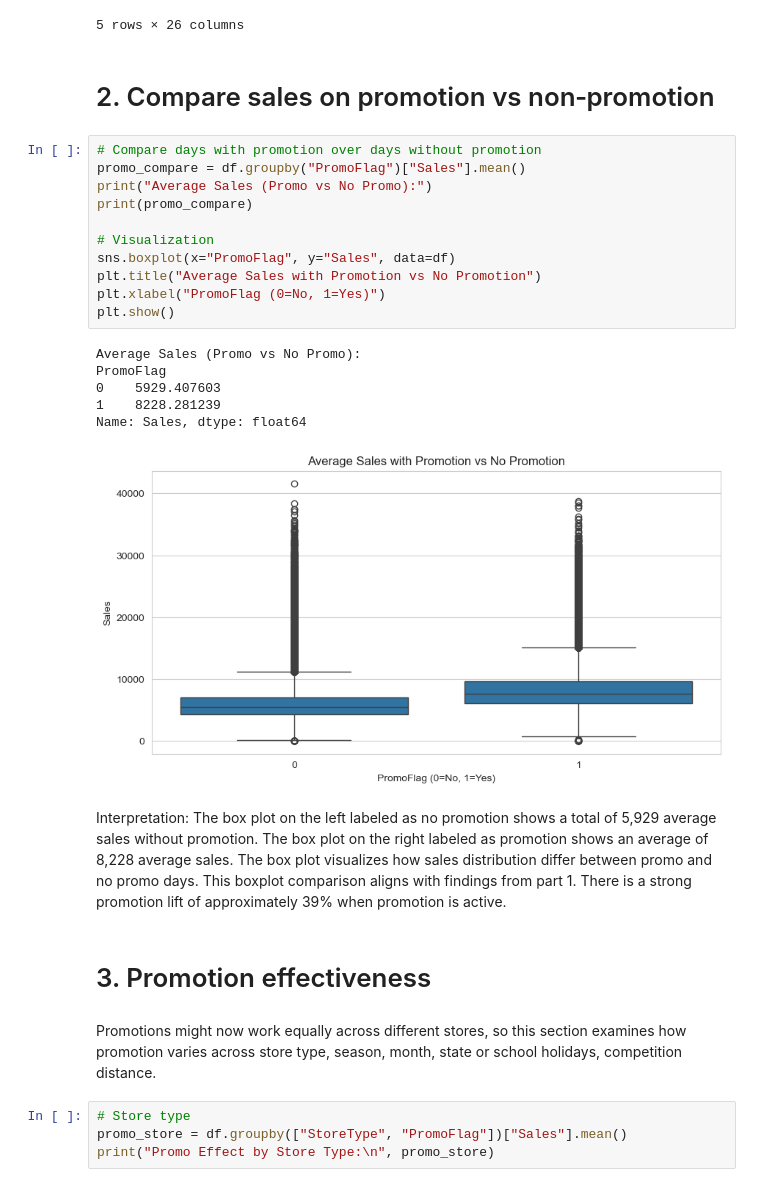
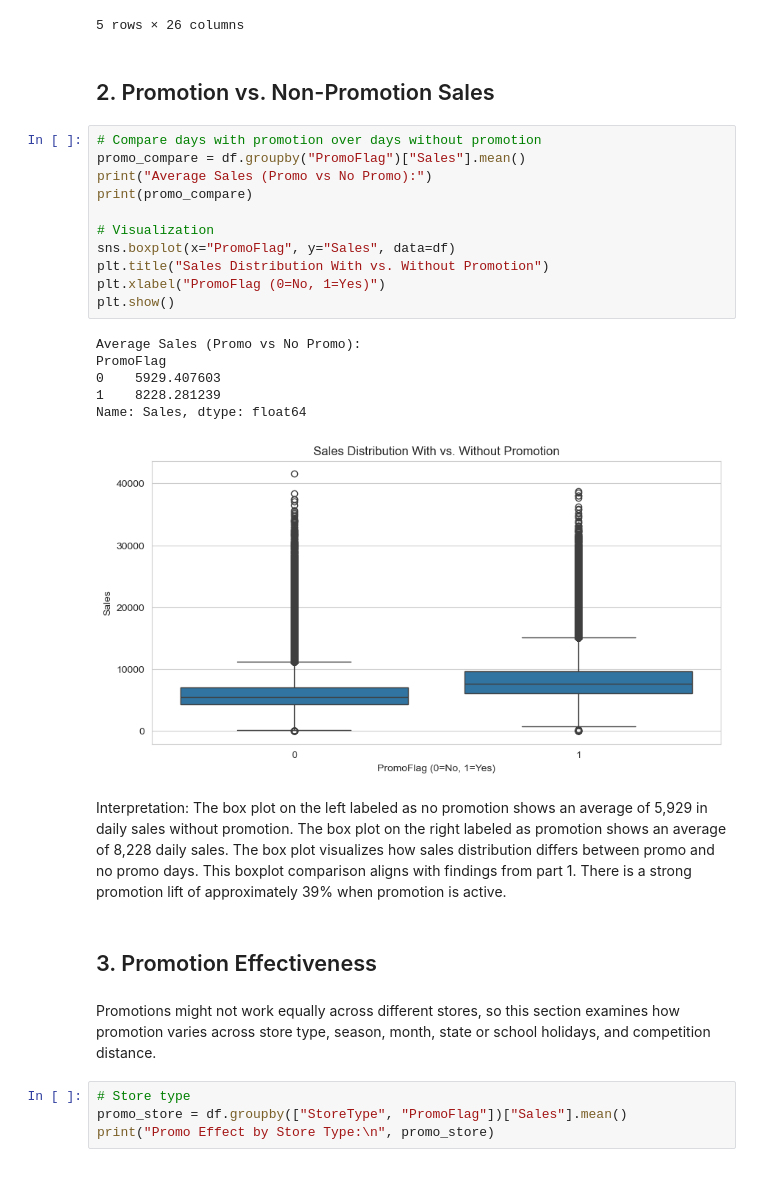
Before and after one commit to raminfazlirf/ADS-505_group-project, a Jupyter notebook: notebooks/02_modeling_preparation.ipynb, the cells around one changed output. Saved outputs shown, nothing was run; the diff lists cells and outputs as text.

Commit message:
Notebook 2: apply corrected interpretations and full-data outputs

```diff
--- a/notebooks/02_modeling_preparation.ipynb
+++ b/notebooks/02_modeling_preparation.ipynb
@@ -80,32 +80,32 @@ df.head()
 5 rows × 26 columns
 # %% [markdown]
 
-# 2. Compare sales on promotion vs non‑promotion
+## 2. Promotion vs. Non-Promotion Sales
 # %%
 # Compare days with promotion over days without promotion
 promo_compare = df.groupby("PromoFlag")["Sales"].mean()
 print("Average Sales (Promo vs No Promo):")
 print(promo_compare)
 
 # Visualization
 sns.boxplot(x="PromoFlag", y="Sales", data=df)
-plt.title("Average Sales with Promotion vs No Promotion")
+plt.title("Sales Distribution With vs. Without Promotion")
 plt.xlabel("PromoFlag (0=No, 1=Yes)")
 plt.show()
 # %% [output]
 Average Sales (Promo vs No Promo):
 PromoFlag
 0    5929.407603
 1    8228.281239
 Name: Sales, dtype: float64
-[figure, old version]
+[figure, new version]
 # %% [markdown]
-Interpretation: The box plot on the left labeled as no promotion shows a total of 5,929 average sales without promotion. The box plot on the right labeled as promotion shows an average of 8,228 average sales. The box plot visualizes how sales distribution differ between promo and no promo days. This boxplot  comparison aligns with findings from part 1. There is a strong promotion lift of approximately 39% when promotion is active.
+Interpretation: The box plot on the left labeled as no promotion shows an average of 5,929 in daily sales without promotion. The box plot on the right labeled as promotion shows an average of 8,228 daily sales. The box plot visualizes how sales distribution differs between promo and no promo days. This boxplot  comparison aligns with findings from part 1. There is a strong promotion lift of approximately 39% when promotion is active.
 # %% [markdown]
 
-# 3. Promotion effectiveness
+## 3. Promotion Effectiveness
 # %% [markdown]
-Promotions might now work equally across different stores, so this section examines how promotion varies across store type, season, month, state or school holidays, competition distance.
+Promotions might not work equally across different stores, so this section examines how promotion varies across store type, season, month, state or school holidays, and competition distance.
 # %%
 # Store type
 promo_store = df.groupby(["StoreType", "PromoFlag"])["Sales"].mean()
```
Also changed, not shown: parts of 19 cells of this notebook.
